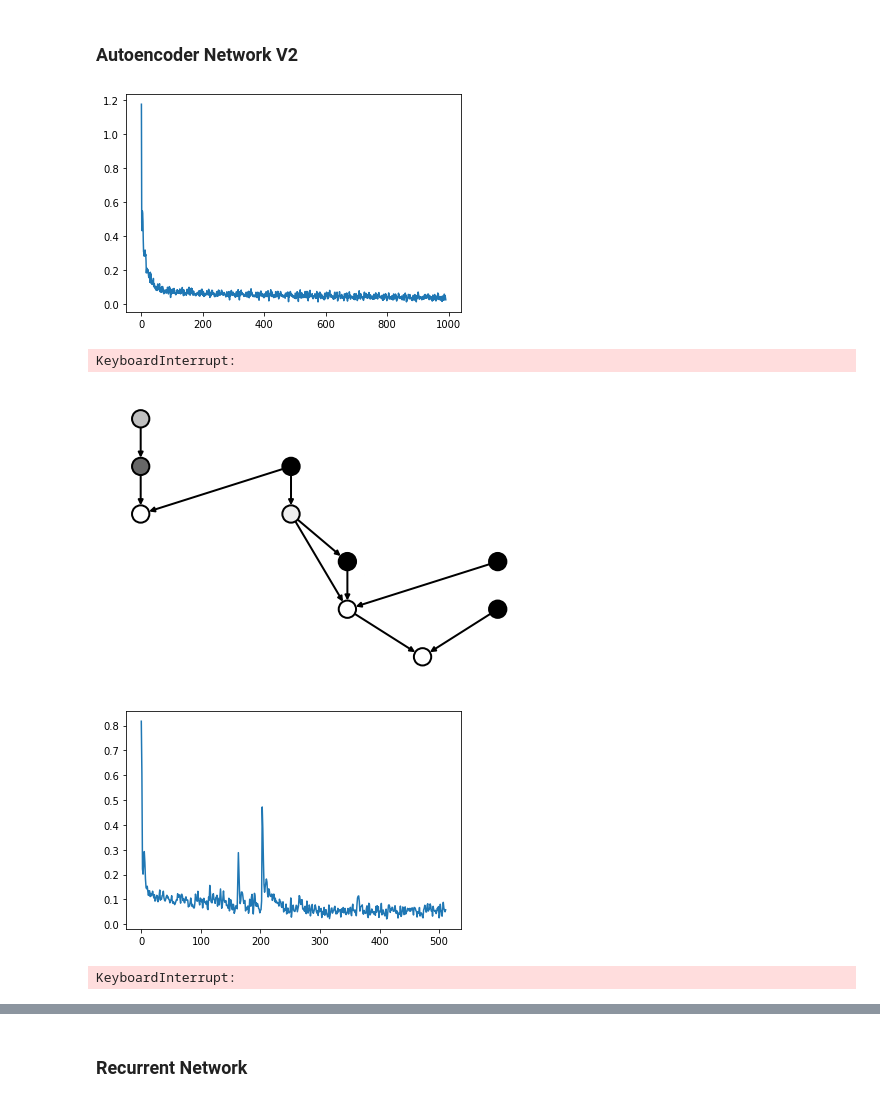
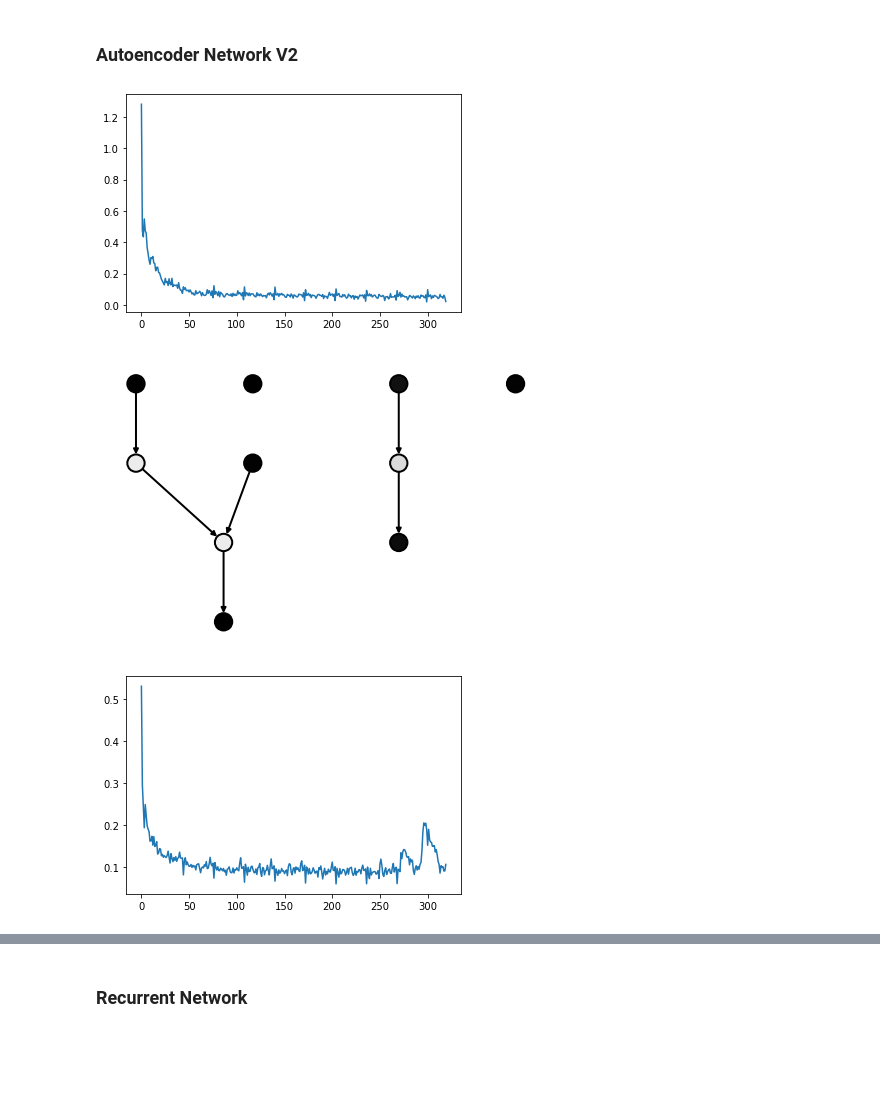
Before and after one commit to jvrana/deep-learning-guides, a Jupyter notebook: notebooks/annotated_universal_graph_transformer/causes_of_lung_cancer/experiment_generative_attention_network.ipynb, the cells around one changed output, grey strips where cells are left out. Cells and saved outputs as stored; diff of their text form; code cells hidden in the pictures; blank space fills up the shorter version.

```diff
--- a/notebooks/annotated_universal_graph_transformer/causes_of_lung_cancer/experiment_generative_attention_network.ipynb
+++ b/notebooks/annotated_universal_graph_transformer/causes_of_lung_cancer/experiment_generative_attention_network.ipynb
@@ -641,6 +639,7 @@ def create_loader(n=1000, batch_size=32):
     loader = DataLoader(dataset, batch_size=batch_size, collate_fn=dgl.batch)
     return dataset, loader
 
+
 def train_circuit_network(net, epochs=1000, batch_size=32):
     dataset, loader = create_loader(batch_size=batch_size)
     for g in loader:
@@ -669,7 +668,7 @@ def train_circuit_network(net, epochs=1000, batch_size=32):
 
             losses.append(loss.detach().item())
 
-        if i % 5 == 0:
+        if i % 3 == 0:
             display.clear_output(wait=True)
             plt.plot(losses)
             plt.show()
@@ -716,5 +715,5 @@ class AutoEncoderCircuitNetwork(nn.Module):
         return out
 
 net = AutoEncoderCircuitNetwork(40, 128)
-train_circuit_network(net, epochs=50)
+train_circuit_network(net, epochs=11)
 # %% [output]
@@ -781,10 +780,9 @@ class AutoEncoderCircuitNetwork2(nn.Module):
         return out
 
 net = AutoEncoderCircuitNetwork2(40, 128)
-train_circuit_network(net, epochs=50)
+train_circuit_network(net, epochs=11)
 # %% [output]
-[figure, old version]
+[figure, new version]
-KeyboardInterrupt:
 # %%
 dataset, loader = create_loader(20)
 # %%
@@ -797,7 +795,7 @@ with g.local_scope():
         ndata['j'] = ndata['out'][3].item()
     plot_binary_graph(nxg, key='j')
 # %% [output]
-[figure, old version]
+[figure, new version]
 # %%
 class AutoEncoderCircuitNetwork3(nn.Module):
 
@@ -810,37 +808,36 @@ class AutoEncoderCircuitNetwork3(nn.Module):
             nn.LayerNorm(h)
         )
         self.edge_core = nn.Sequential(
             Dense(h+1, h+1),
             nn.LayerNorm(h+1)
         )
         self.decoder = nn.Linear(h, 1)
         self.out_arr = []
 
     def forward(self, g, x, n=10):
         out_arr = []
         with g.local_scope():
 
             g.ndata['e'] = self.encoder(x)
             g.ndata['x'] = self.x_init(torch.ones((g.number_of_nodes(), 1)))
             for i in range(n):
                 g.update_all(fn.copy_u('x', 'm'), fn.sum('m', 'x'))
 
                 g.ndata['h'] = torch.cat([g.ndata['e'], g.ndata['x']], 1)
                 g.apply_edges(fn.u_mul_v('h', 'h', 'h'))
                 g.edata['h'] = self.edge_core(g.edata['h'])
                 g.update_all(fn.u_add_e('h', 'h', 'm'), fn.sum('m', 'h'))
                 g.ndata['h'] = self.core(g.ndata['h'])
                 out = self.decoder(g.ndata['h'])
-                g.ndata['x'] = out
+                g.ndata['x'] = out + g.ndata['x']
                 out_arr.append(out)
         self.out_arr = out_arr
         return out
 
 net = AutoEncoderCircuitNetwork3(40, 128)
-train_circuit_network(net, epochs=50)
+train_circuit_network(net, epochs=11)
 # %% [output]
-[figure, old version]
+[figure, new version]
-KeyboardInterrupt:
 # %%
 g = dataset[10]
 with g.local_scope():
```
Also changed, not shown: parts of 10 cells of this notebook, 1 other file.
